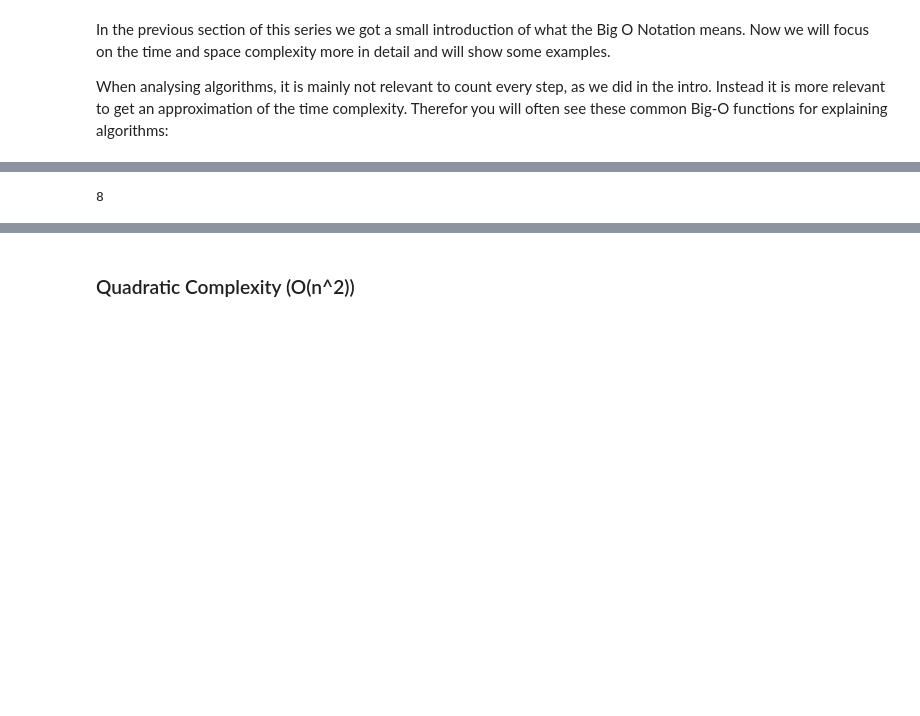
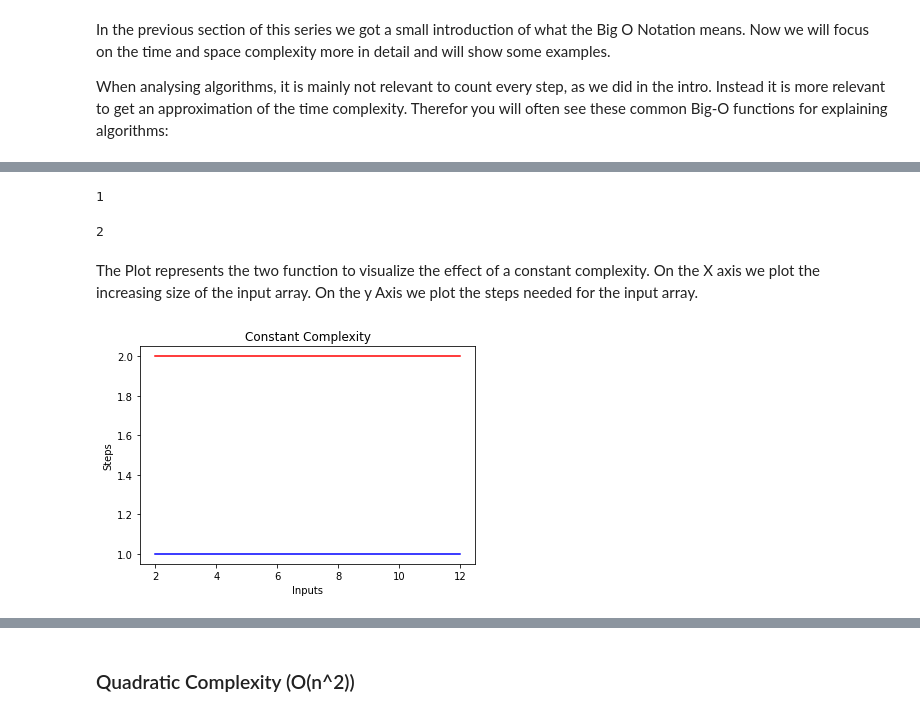
Before and after one commit to MarcelCode/SE_02_Submission, a Jupyter notebook: 2_Big_O_Notation.ipynb, the cells around one changed output, grey strips where cells are left out. Drawn from its saved outputs; the diff is of its cells as text; code cells hidden in the pictures; blank space fills up the shorter version.

```diff
--- a/2_Big_O_Notation.ipynb
+++ b/2_Big_O_Notation.ipynb
@@ -29,7 +35,37 @@ In the following image, you can clearly see th etime complexity evolves from a c
 # %%
 def constant(items):
-    print(items[0] * 2)
+    steps = 0
+
+    steps += 1 # do sth.
+    return steps
+
 
 constant([4, 5, 6, 8])
 # %% [output]
-8
+1
+# %%
+def constant2(items):
+    steps = 0
+
+    steps += 1 # do sth.
+    steps += 1 # do sth.
+    return steps
+
+constant2([4, 5, 6, 8])
+# %% [output]
+2
+# %% [markdown]
+The Plot represents the two function to visualize the effect of a constant complexity. On the X axis we plot the increasing size of the input array. On the y Axis we plot the steps needed for the input array.
+# %%
+input_array_size = [2, 4, 6, 8, 10, 12]
+steps = [constant(range(array_size)) for array_size in input_array_size]
+steps2 = [constant2(range(array_size)) for array_size in input_array_size]
+
+plt.plot(input_array_size, steps, 'b')
+plt.plot(input_array_size, steps2, 'r')
+plt.xlabel('Inputs')
+plt.ylabel('Steps')
+plt.title('Constant Complexity')
+plt.show()
+# %% [output]
+[figure, added]
```
Also changed, not shown: parts of 14 cells of this notebook, 1 other file.
